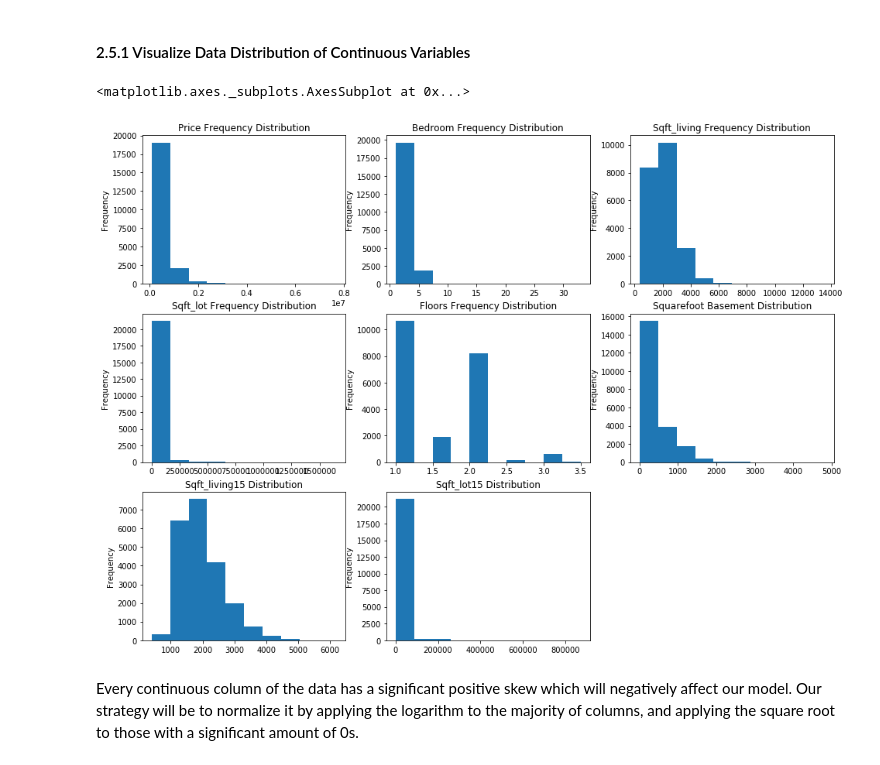
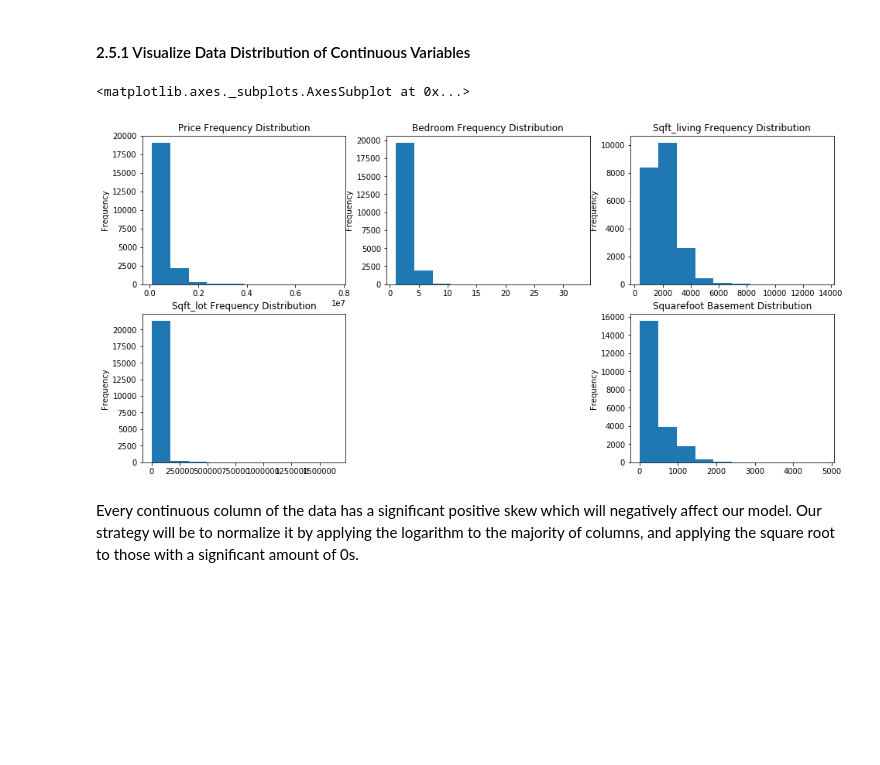
Before and after one commit to jsavory-94/dsc-1-final-project-online-ds-pt-021119, a Jupyter notebook: student.ipynb, the cells around one changed output. Drawn from its saved outputs; the diff is of its cells as text; code cells hidden in the pictures; blank space fills up the shorter version.

```diff
--- a/student.ipynb
+++ b/student.ipynb
@@ -375,5 +377,5 @@ It is intuitive that 'sqft_living' is highly correlated with 'bathrooms', 'sqft_
 # %%
-df = df.drop(['sqft_above', 'bathrooms'], axis=1)
+df = df.drop(['sqft_above', 'bathrooms', 'sqft_living15', 'sqft_lot15'], axis=1)
 # %%
 df.head()
 # %% [output]
@@ -390,39 +392,39 @@ df.head()
 # %%
 plt.figure(figsize=(16,12))
 ax = plt.subplot(331)
 ax.set_title("Price Frequency Distribution")
 df.price.plot.hist()
 
 ax1 = plt.subplot(332)
 ax1.set_title("Bedroom Frequency Distribution")
 df.bedrooms.plot.hist()
 
 ax2 = plt.subplot(333)
 ax2.set_title("Sqft_living Frequency Distribution")
 df.sqft_living.plot.hist()
 
 ax3 = plt.subplot(334)
 ax3.set_title('Sqft_lot Frequency Distribution')
 df.sqft_lot.plot.hist()
 
-ax4 = plt.subplot(335)
-ax4.set_title('Floors Frequency Distribution')
-df.floors.plot.hist()
+#ax4 = plt.subplot(335)
+#ax4.set_title('Floors Frequency Distribution')
+#df.floors.plot.hist()
 
 ax5 = plt.subplot(336)
 ax5.set_title('Squarefoot Basement Distribution')
 df.sqft_basement.plot.hist()
 
-ax6 = plt.subplot(337)
-ax6.set_title('Sqft_living15 Distribution')
-df.sqft_living15.plot.hist()
+#ax6 = plt.subplot(337)
+#ax6.set_title('Sqft_living15 Distribution')
+#df.sqft_living15.plot.hist()
 
-ax7 = plt.subplot(338)
-ax7.set_title('Sqft_lot15 Distribution')
-df.sqft_lot15.plot.hist()
+#ax7 = plt.subplot(338)
+#ax7.set_title('Sqft_lot15 Distribution')
+#df.sqft_lot15.plot.hist()
 # %% [output]
 <matplotlib.axes._subplots.AxesSubplot at 0x...>
-[figure, old version]
+[figure, new version]
 # %% [markdown]
 Every continuous column of the data has a significant positive skew which will negatively affect our model. Our strategy will be to normalize it by applying the logarithm to the majority of columns, and applying the square root to those with a significant amount of 0s.
 # %% [markdown]
```
Also changed, not shown: parts of 15 cells of this notebook.
